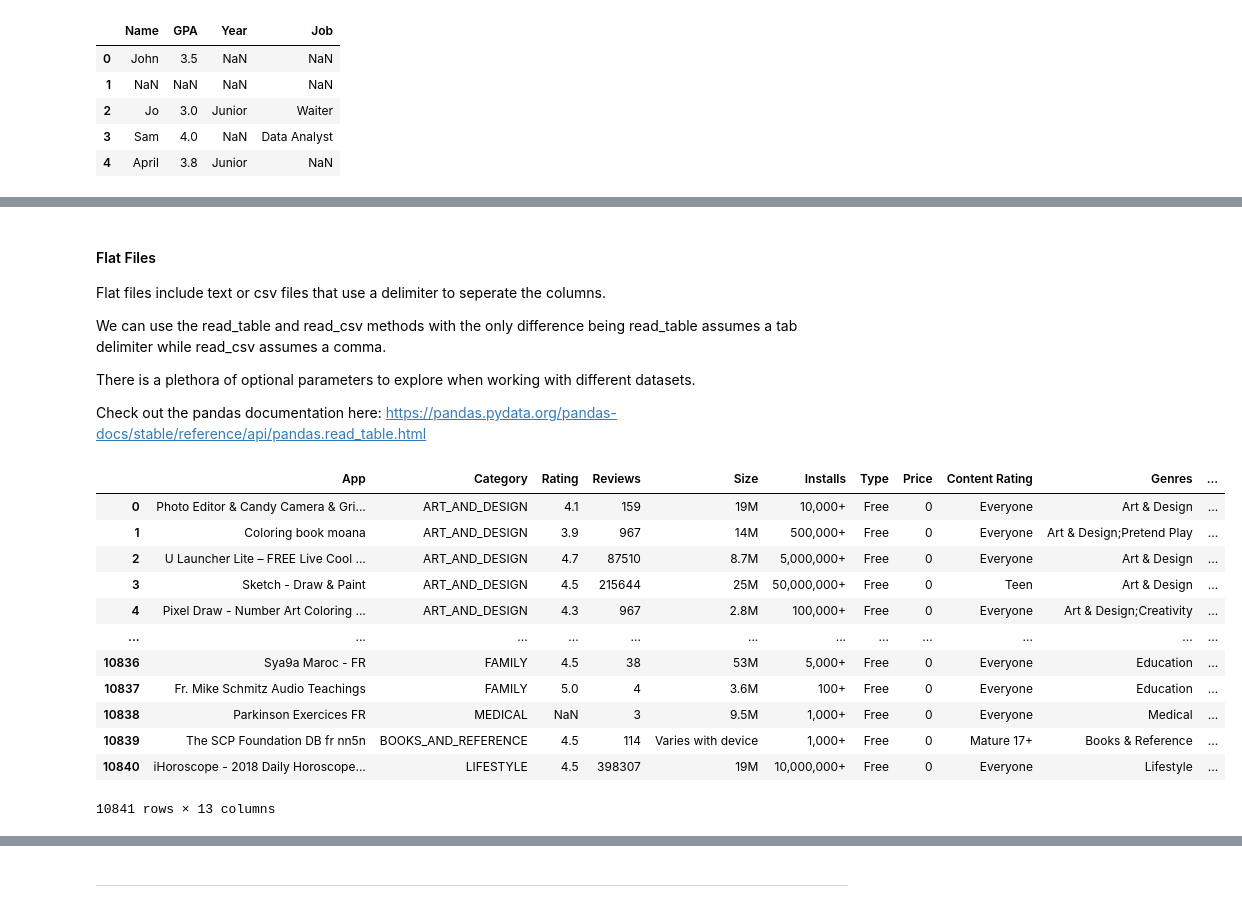
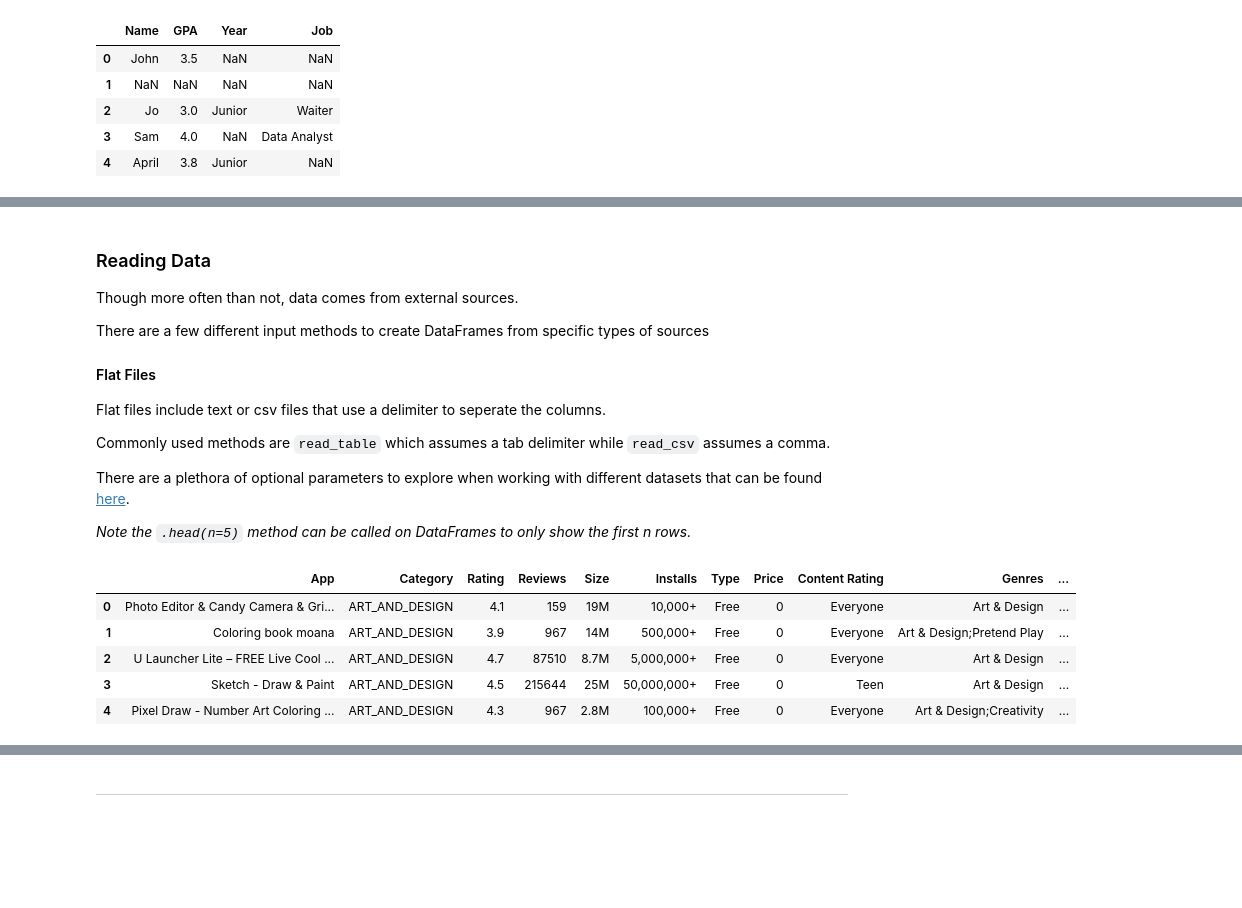
Before and after one commit to dylan-manchester/pandas-dataframe-tutorial, a Jupyter notebook: PandasDemo.ipynb, the cells around one changed output, grey strips where cells are left out. Saved outputs shown, nothing was run; the diff lists cells and outputs as text; code cells hidden in the pictures; blank space fills up the shorter version.

```diff
--- a/PandasDemo.ipynb
+++ b/PandasDemo.ipynb
@@ -125,28 +115,27 @@ We can use a wide array of different input methods to create DataFrames from spe
 # %% [markdown]
+### Reading Data
+
+Though more often than not, data comes from external sources.
+
+There are a few different input methods to create DataFrames from specific types of sources
+
 #### Flat Files
 
 Flat files include text or csv files that use a delimiter to seperate the columns.
 
-We can use the read_table and read_csv methods with the only difference being read_table assumes a tab delimiter while read_csv assumes a comma.
+Commonly used methods are `read_table` which assumes a tab delimiter while `read_csv` assumes a comma.
 
-There is a plethora of optional parameters to explore when working with different datasets.
+There are a plethora of optional parameters to explore when working with different datasets that can be found [here](https://pandas.pydata.org/pandas-docs/stable/reference/api/pandas.read_table.html).
 
-Check out the pandas documentation here: https://pandas.pydata.org/pandas-docs/stable/reference/api/pandas.read_table.html
+*Note the `.head(n=5)` method can be called on DataFrames to only show the first n rows.*
 # %%
-apps = pd.read_table("googleplaystore.csv",delimiter=',')
-apps
+apps = pd.read_table("data/googleplaystore.csv",delimiter=',')
+apps.head()
 # %% [output]
 |  | App | Category | Rating | Reviews | Size | Installs | Type | Price | Content Rating | Genres | ... |
 | 0 | Photo Editor & Candy Camera & Gri... | ART_AND_DESIGN | 4.1 | 159 | 19M | 10,000+ | Free | 0 | Everyone | Art & Design | ... |
 | 1 | Coloring book moana | ART_AND_DESIGN | 3.9 | 967 | 14M | 500,000+ | Free | 0 | Everyone | Art & Design;Pretend Play | ... |
 | 2 | U Launcher Lite – FREE Live Cool ... | ART_AND_DESIGN | 4.7 | 87510 | 8.7M | 5,000,000+ | Free | 0 | Everyone | Art & Design | ... |
 | 3 | Sketch - Draw & Paint | ART_AND_DESIGN | 4.5 | 215644 | 25M | 50,000,000+ | Free | 0 | Teen | Art & Design | ... |
 | 4 | Pixel Draw - Number Art Coloring ... | ART_AND_DESIGN | 4.3 | 967 | 2.8M | 100,000+ | Free | 0 | Everyone | Art & Design;Creativity | ... |
-| ... | ... | ... | ... | ... | ... | ... | ... | ... | ... | ... | ... |
-| 10836 | Sya9a Maroc - FR | FAMILY | 4.5 | 38 | 53M | 5,000+ | Free | 0 | Everyone | Education | ... |
-| 10837 | Fr. Mike Schmitz Audio Teachings | FAMILY | 5.0 | 4 | 3.6M | 100+ | Free | 0 | Everyone | Education | ... |
-| 10838 | Parkinson Exercices FR | MEDICAL | NaN | 3 | 9.5M | 1,000+ | Free | 0 | Everyone | Medical | ... |
-| 10839 | The SCP Foundation DB fr nn5n | BOOKS_AND_REFERENCE | 4.5 | 114 | Varies with device | 1,000+ | Free | 0 | Mature 17+ | Books & Reference | ... |
-| 10840 | iHoroscope - 2018 Daily Horoscope... | LIFESTYLE | 4.5 | 398307 | 19M | 10,000,000+ | Free | 0 | Everyone | Lifestyle | ... |
-10841 rows × 13 columns
 # %%
```
Also changed, not shown: parts of 87 cells of this notebook, 7 other files.
